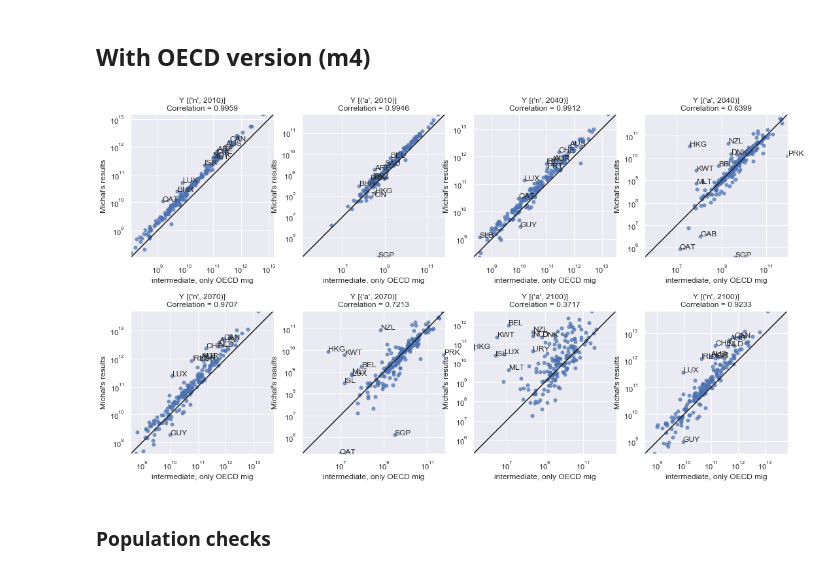
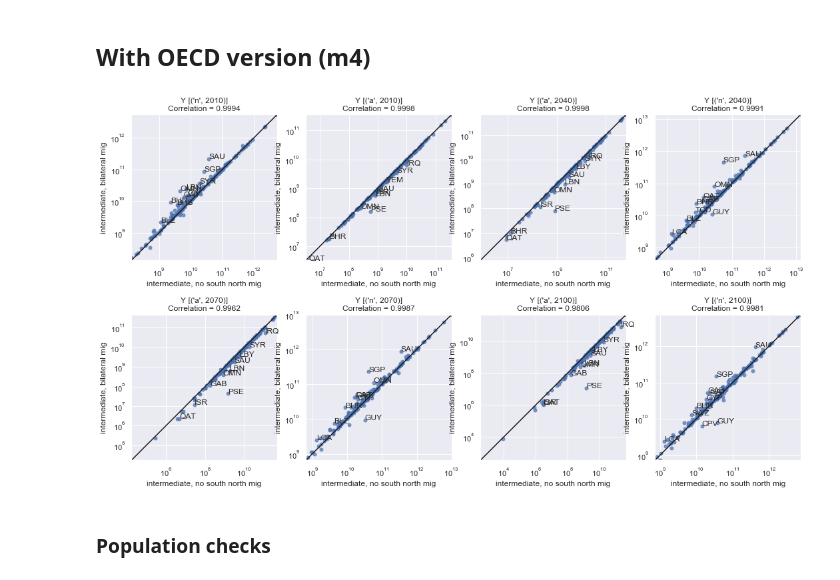
Before and after one commit to hscheewel/GeographyOfClimateMigration, a Jupyter notebook: model.ipynb, the cells around one changed output. Cells and saved outputs as stored; diff of their text form; code cells hidden in the pictures.

Commit message:
Add new migration configuration (no North mig)

```diff
--- a/model.ipynb
+++ b/model.ipynb
@@ -43,8 +43,8 @@ class model:
                  τ={'a': 0.0, 'n': 0.0}, # utility loss due to CLC
                  tol=1e-10, # tolerance parameter
                  inputs='inputs.xlsx', # input of data
-                 scenario='intermediate',
-                 south_south_mig = True): # climate change scenario
+                 scenario='intermediate', # climate change scenario
+                 migration_config = 'unconstrained'): # migration configuration
 
         self.σ, self.τ, self.μ, self.χ, self.tol  = σ, τ, μ, χ, tol
 
@@ -97,11 +97,18 @@ class model:
             index_col=0,
             header=[0,1,2,3])[scenario]['ω']
 
-        if south_south_mig == False:
+        if migration_config == 'not_to_south':
             t = 2010
             for r in R:
                 for s in S:
-                    self.Mij[(r,s,'d',t)] = self.Mij[(r,s,'d',t)].multiply(self.OECD,1)
+                    self.Mij[r][s]['d'][t] = self.Mij[r][s]['d'][t].multiply(self.OECD,1)
+
+        # South-North migration switch
+        if migration_config == 'not_south_north':
+            t = 2010
+            for r in R:
+                for s in S:
+                    self.Mij[r][s]['d'][t] = self.Mij[r][s]['d'][t].multiply(0**self.OECD,1)
 # %%
 def correct_south_south(self):
     for s in S:
@@ -1054,0 +1064,9 @@ m6.urbanization()
+# %%
+m7 = model(name='intermediate, no south north mig', tol=1e-5, scenario='intermediate',migration_config='not_south_north')
+m7.calib_kappa()
+m7.calib_A()
+m7.calib_epsilon()
+m7.calib_migcosts()
+m7.fertility()
+m7.simulate(report=True, report_from=0, max_iter=50)
+m7.urbanization()
@@ -1066,12 +1086,12 @@ m6.urbanization()
 # %%
 # for var in ['N','L','Y','w','A','u']:
 #     display(HTML("<b><center><font size='4'>%s</font></center></b>" %(var)))
 #     compare_models(m0,m4,'N')
 #     print("\n \n \n")
 
-compare_models(m0,m4,'Y')
+compare_models(m1,m7,'Y')
 # %% [output]
-[figure, old version]
+[figure, new version]
 # %% [markdown]
 ### Population checks
 # %%
```
Also changed, not shown: parts of 11 cells of this notebook.
